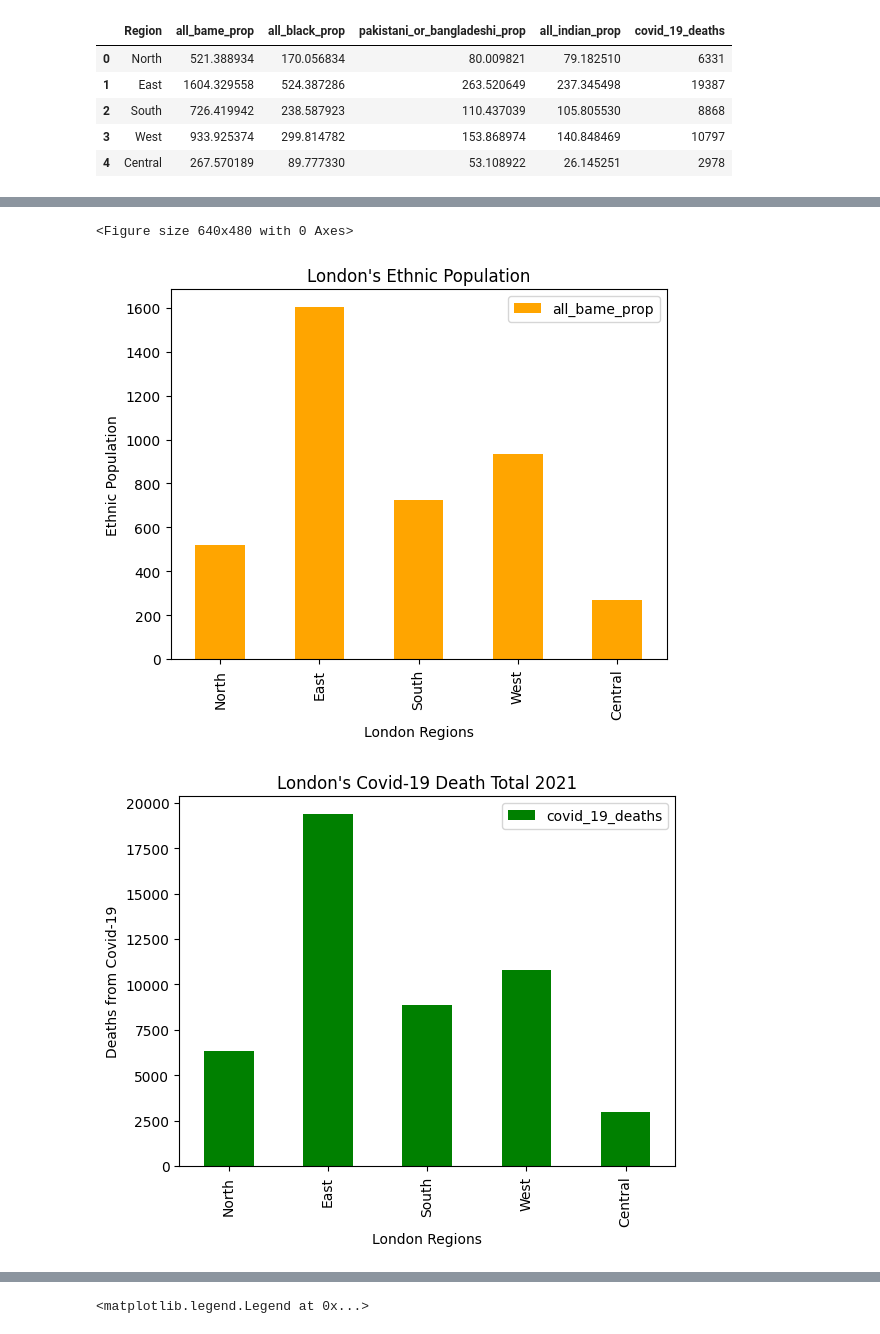
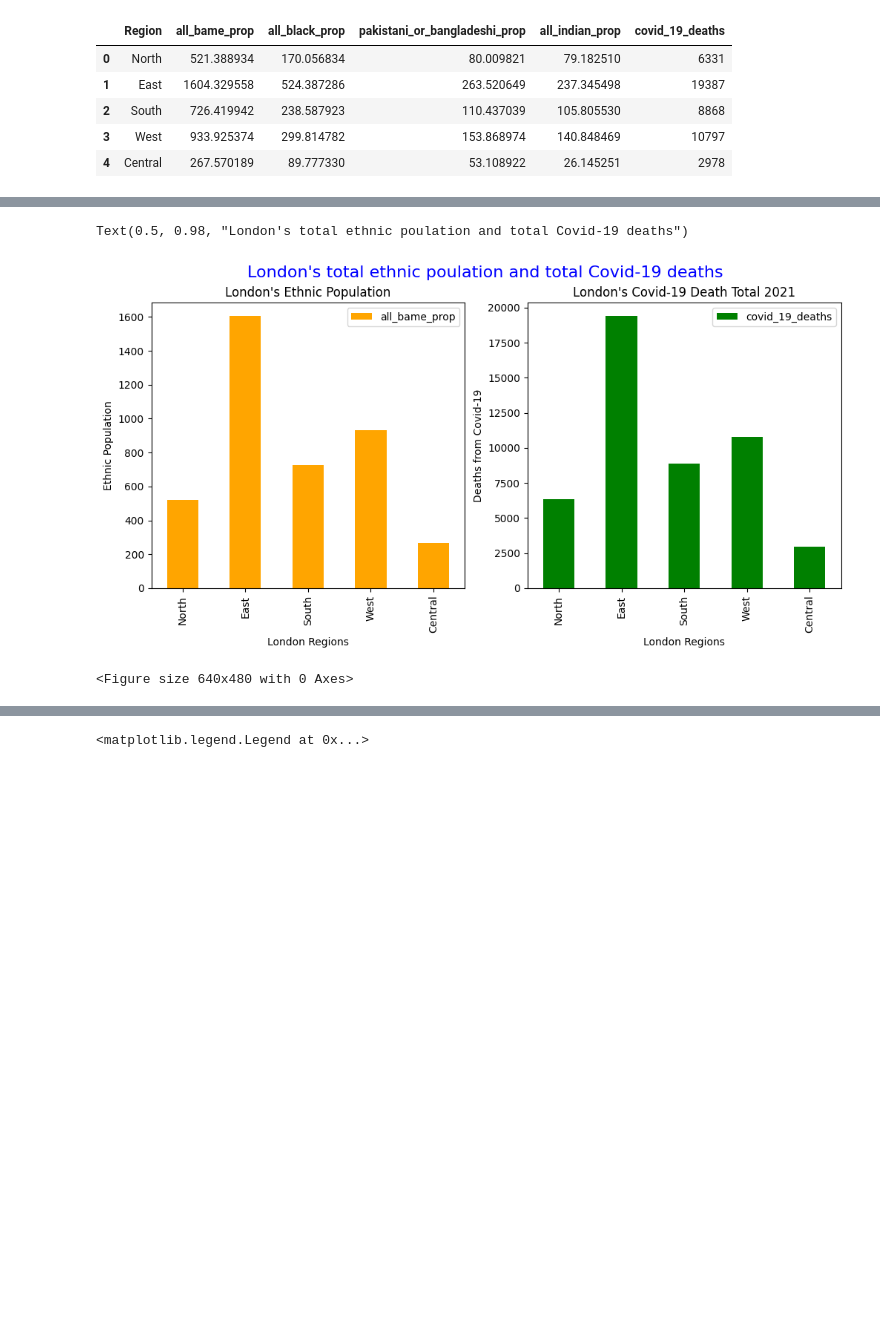
Before and after one commit to VonnieC1/CFG-Final-Group-Project-, a Jupyter notebook: CFG Project_YC_Data_analysis.ipynb, the cells around one changed output, grey strips where cells are left out. Saved outputs shown, nothing was run; the diff lists cells and outputs as text; code cells hidden in the pictures; blank space fills up the shorter version.

```diff
--- a/CFG Project_YC_Data_analysis.ipynb
+++ b/CFG Project_YC_Data_analysis.ipynb
@@ -176,8 +176,8 @@ regions = {
 }
 
 # Create a Dataframe from regions dictionary
-regions_df = pd.DataFrame(regions)
-regions_df
+lon_regions_df = pd.DataFrame(regions)
+lon_regions_df
 # %% [output]
 |  | Region | all_bame_prop | all_black_prop | pakistani_or_bangladeshi_prop | all_indian_prop | covid_19_deaths |
 | 0 | North | 521.388934 | 170.056834 | 80.009821 | 79.182510 | 6331 |
@@ -209,23 +188,16 @@ c19_death.plot(ax=axes[1,1], color= 'red', linewidth=3, title= "London's Covid-1
 # %%
-import matplotlib.pyplot as plt
-
-#fig, plt.subplots(nrows=1, ncols=2, figsize=(12,8))
+fig, ax = plt.subplots(ncols=2, figsize=(12,5))
 
 fig1 = plt.figure(1)
-regions_df.plot(kind='bar',x='Region',y='all_bame_prop', color= 'orange')
-plt.title("London's Ethnic Population")
-plt.xlabel('London Regions')
-plt.ylabel('Ethnic Population')
+lon_regions_df.plot(kind='bar',x='Region',y='all_bame_prop', color= 'orange', ax=ax[0],
+                   title="London's Ethnic Population",xlabel='London Regions',ylabel='Ethnic Population')
 
 fig2 = plt.figure(2)
-regions_df.plot(kind='bar',x= 'Region', y='covid_19_deaths', color= 'green')
-plt.title("London's Covid-19 Death Total 2021")
-plt.xlabel('London Regions')
-plt.ylabel('Deaths from Covid-19')
+lon_regions_df.plot(kind='bar',x= 'Region', y='covid_19_deaths', color= 'green', ax=ax[1],
+                    title= "London's Covid-19 Death Total 2021", xlabel='London Regions', ylabel='Deaths from Covid-19')
 
-
-plt.show()
+fig.suptitle("London's total ethnic poulation and total Covid-19 deaths", color= 'blue', fontsize=16)
 # %% [output]
-<Figure size 640x480 with 0 Axes>
+Text(0.5, 0.98, "London's total ethnic poulation and total Covid-19 deaths")
-[figure, old version]
+[figure, new version]
-[figure, removed]
+<Figure size 640x480 with 0 Axes>
```
Also changed, not shown: parts of 8 cells of this notebook.
